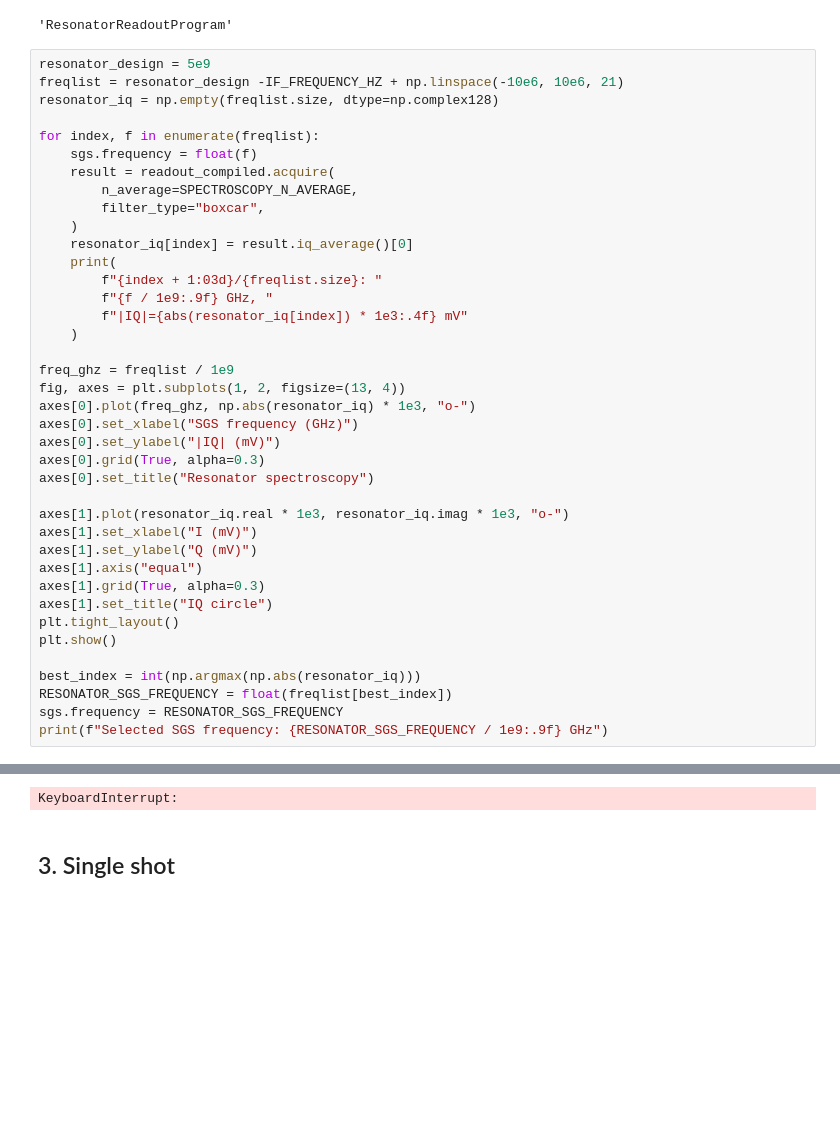
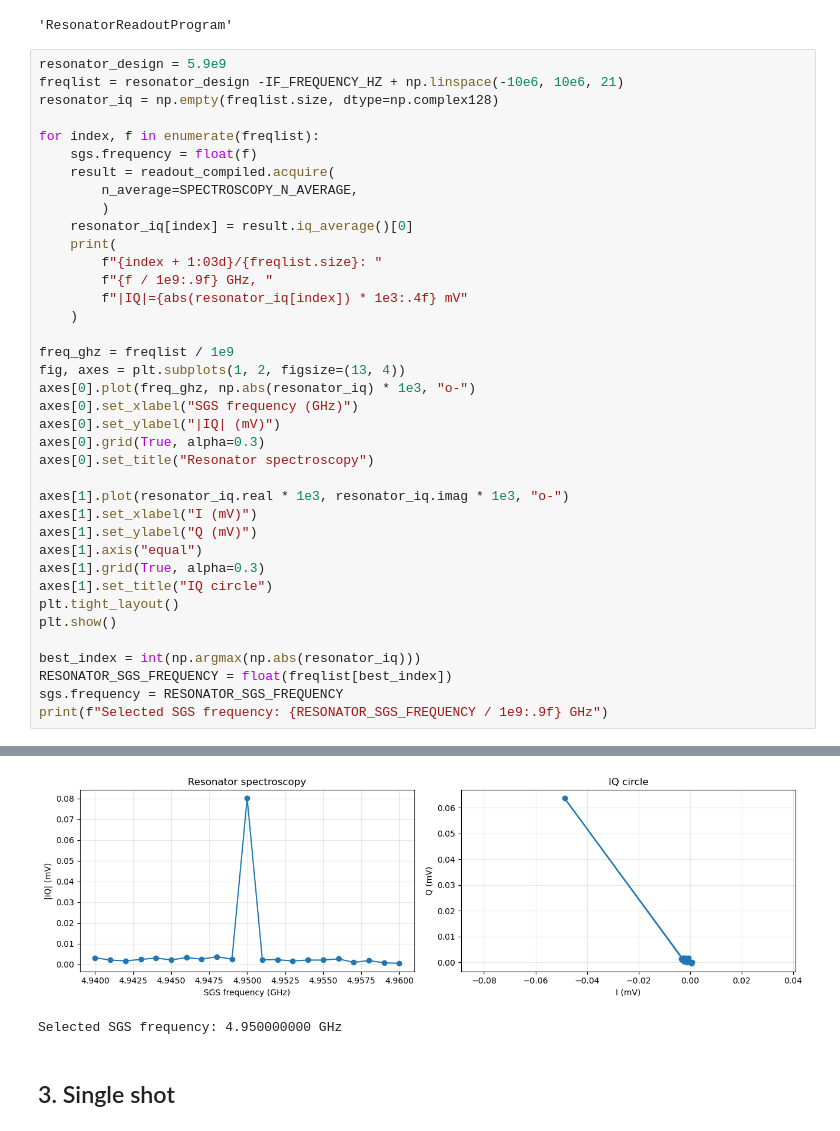
Before and after one commit to Nick1467/Qawg, a Jupyter notebook: Qawgdemo.ipynb, the cells around one changed output, grey strips where cells are left out. Saved outputs shown, nothing was run; the diff lists cells and outputs as text; blank space fills up the shorter version.

```diff
--- a/Qawgdemo.ipynb
+++ b/Qawgdemo.ipynb
@@ -225,7 +303,7 @@ readout_compiled.upload()
 # %% [output]
 'ResonatorReadoutProgram'
 # %%
-resonator_design = 5e9
+resonator_design = 5.9e9
 freqlist = resonator_design -IF_FREQUENCY_HZ + np.linspace(-10e6, 10e6, 21)
 resonator_iq = np.empty(freqlist.size, dtype=np.complex128)
 
@@ -233,8 +311,7 @@ for index, f in enumerate(freqlist):
     sgs.frequency = float(f)
     result = readout_compiled.acquire(
         n_average=SPECTROSCOPY_N_AVERAGE,
-        filter_type="boxcar",
-    )
+        )
     resonator_iq[index] = result.iq_average()[0]
     print(
         f"{index + 1:03d}/{freqlist.size}: "
@@ -273,4 +361,5 @@ print(f"Selected SGS frequency: {RESONATOR_SGS_FREQUENCY / 1e9:.9f} GHz")
+[figure, added]
-KeyboardInterrupt:
+Selected SGS frequency: 4.950000000 GHz
 # %% [markdown]
 ## 3. Single shot
 # %%
```
Also changed, not shown: parts of 5 cells of this notebook, 15 other files.
